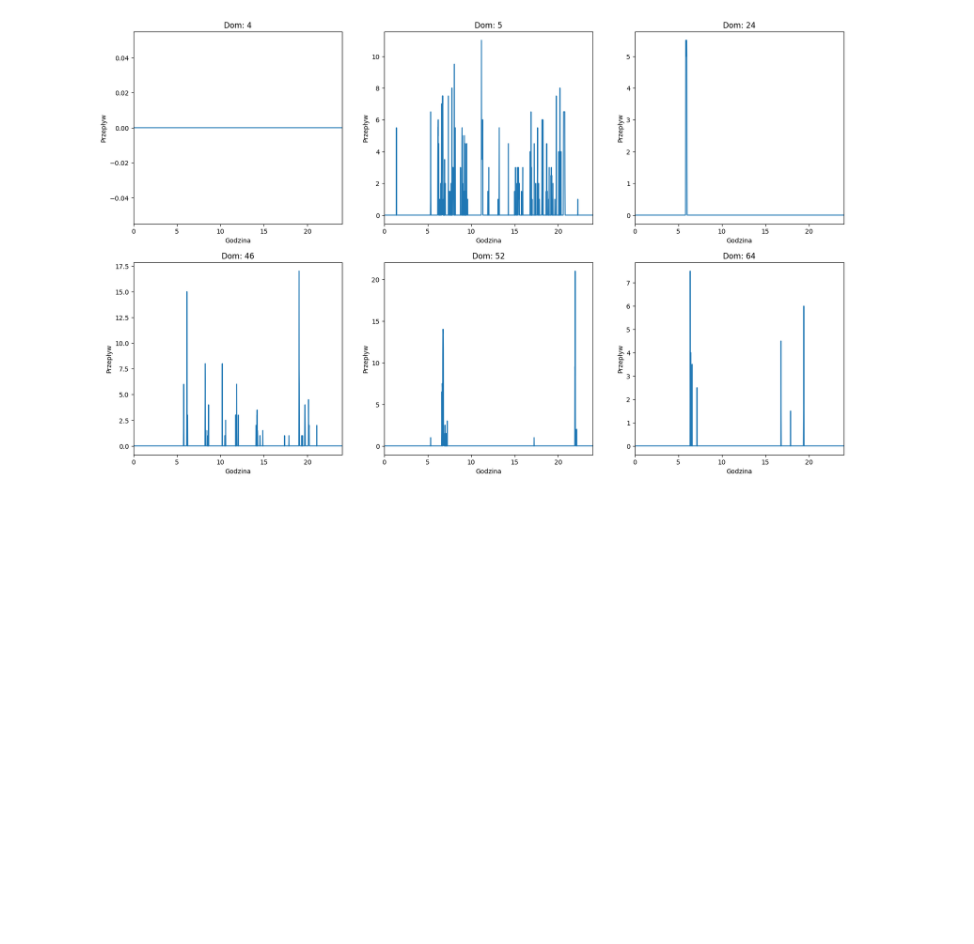
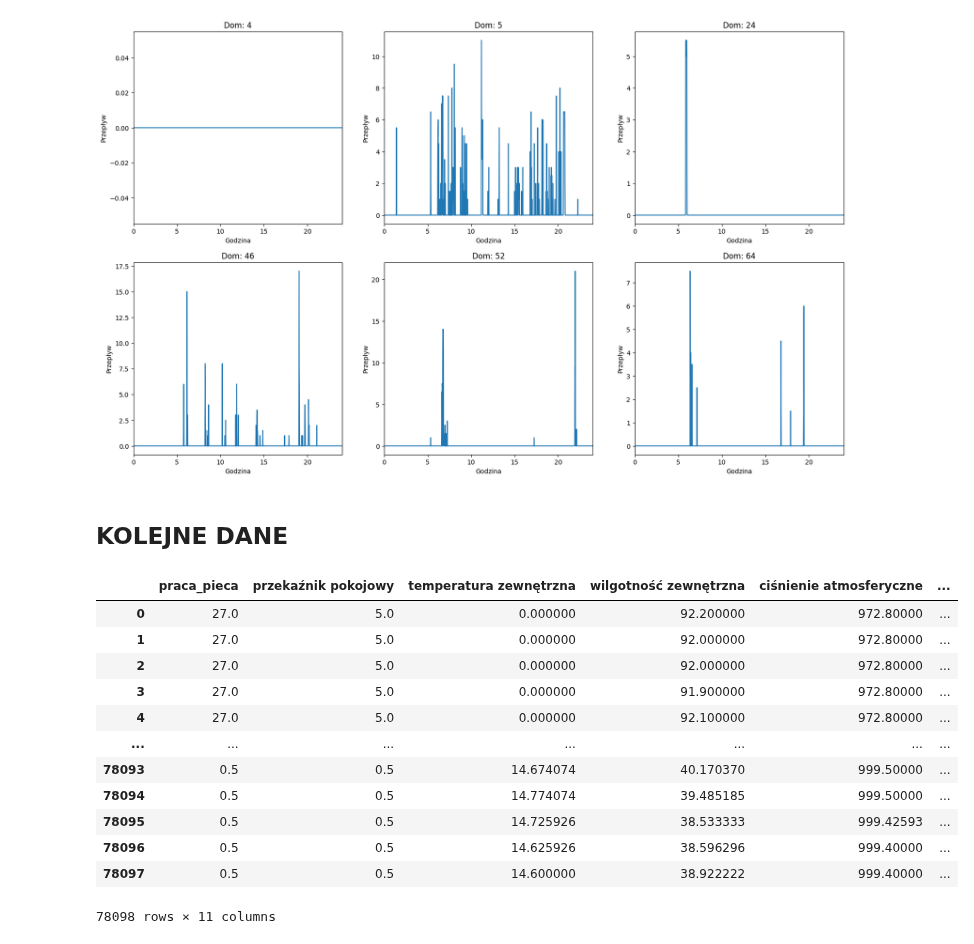
Before and after one commit to KulsonKula/Analiza-i-modelowanie-procesow-zwiazanych-z-systemem-centralnego-ogrzewania, a Jupyter notebook: Dane/display_data.IPYNB, the cells around one changed output. Drawn from its saved outputs; the diff is of its cells as text; code cells hidden in the pictures; blank space fills up the shorter version.

```diff
--- a/Dane/display_data.IPYNB
+++ b/Dane/display_data.IPYNB
@@ -99,3 +99,5 @@ axs[1,2].set_ylabel('Przepływ')
 fig.subplots_adjust()
 # %% [output]
 [figure]
+# %% [markdown]
+## KOLEJNE DANE
@@ -101,0 +106,16 @@ fig.subplots_adjust()
+# %%
+DATASET
+# %% [output]
+|  | praca_pieca | przekaźnik pokojowy | temperatura zewnętrzna | wilgotność zewnętrzna | ciśnienie atmosferyczne | ... |
+| 0 | 27.0 | 5.0 | 0.000000 | 92.200000 | 972.80000 | ... |
+| 1 | 27.0 | 5.0 | 0.000000 | 92.000000 | 972.80000 | ... |
+| 2 | 27.0 | 5.0 | 0.000000 | 92.000000 | 972.80000 | ... |
+| 3 | 27.0 | 5.0 | 0.000000 | 91.900000 | 972.80000 | ... |
+| 4 | 27.0 | 5.0 | 0.000000 | 92.100000 | 972.80000 | ... |
+| ... | ... | ... | ... | ... | ... | ... |
+| 78093 | 0.5 | 0.5 | 14.674074 | 40.170370 | 999.50000 | ... |
+| 78094 | 0.5 | 0.5 | 14.774074 | 39.485185 | 999.50000 | ... |
+| 78095 | 0.5 | 0.5 | 14.725926 | 38.533333 | 999.42593 | ... |
+| 78096 | 0.5 | 0.5 | 14.625926 | 38.596296 | 999.40000 | ... |
+| 78097 | 0.5 | 0.5 | 14.600000 | 38.922222 | 999.40000 | ... |
+78098 rows × 11 columns
```
Also changed, not shown: parts of 2 cells of this notebook, 9 other files.
